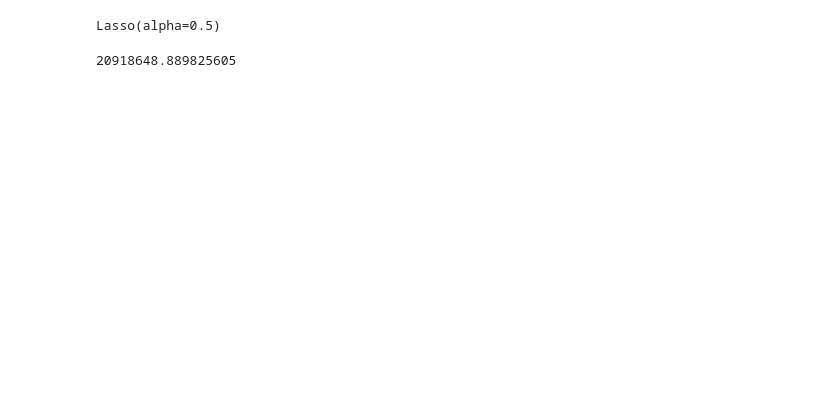
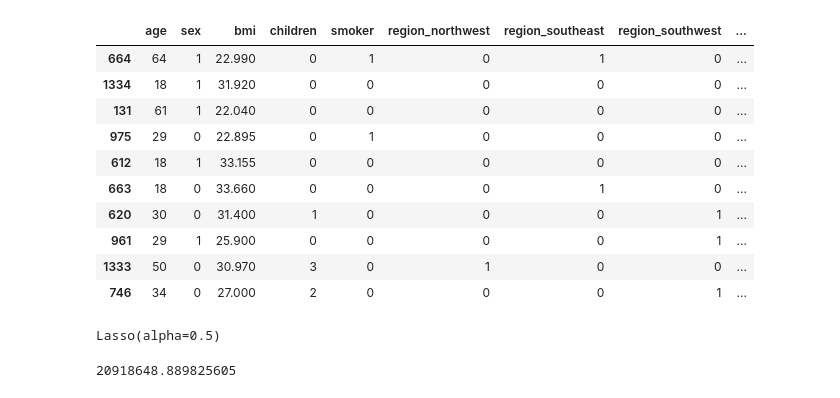
Before and after one commit to nitin04-stack/House-prediction, a Jupyter notebook: lasso_regression.ipynb, the cells around one changed output. Drawn from its saved outputs; the diff is of its cells as text; code cells hidden in the pictures; blank space fills up the shorter version.

```diff
--- a/lasso_regression.ipynb
+++ b/lasso_regression.ipynb
@@ -17,6 +47,20 @@ x["smoker"] = x["smoker"].map({"yes" : 1 , "no": 0})
 # %%
 x["age_smoker"] = x["age"] * x["smoker"]
 x["bmi_smoker"] = x["bmi"] * x["smoker"]
+# %%
+x.sample(10)
+# %% [output]
+|  | age | sex | bmi | children | smoker | region_northwest | region_southeast | region_southwest | ... |
+| 664 | 64 | 1 | 22.990 | 0 | 1 | 0 | 1 | 0 | ... |
+| 1334 | 18 | 1 | 31.920 | 0 | 0 | 0 | 0 | 0 | ... |
+| 131 | 61 | 1 | 22.040 | 0 | 0 | 0 | 0 | 0 | ... |
+| 975 | 29 | 0 | 22.895 | 0 | 1 | 0 | 0 | 0 | ... |
+| 612 | 18 | 1 | 33.155 | 0 | 0 | 0 | 0 | 0 | ... |
+| 663 | 18 | 0 | 33.660 | 0 | 0 | 0 | 1 | 0 | ... |
+| 620 | 30 | 0 | 31.400 | 1 | 0 | 0 | 0 | 1 | ... |
+| 961 | 29 | 1 | 25.900 | 0 | 0 | 0 | 0 | 1 | ... |
+| 1333 | 50 | 0 | 30.970 | 3 | 0 | 1 | 0 | 0 | ... |
+| 746 | 34 | 0 | 27.000 | 2 | 0 | 0 | 0 | 1 | ... |
 # %%
 x_train,x_test,y_train,y_test = train_test_split(x,y,test_size = 0.2,random_state = 42)
 # %%
```
Also changed, not shown: parts of 2 cells of this notebook, 6 other files.
